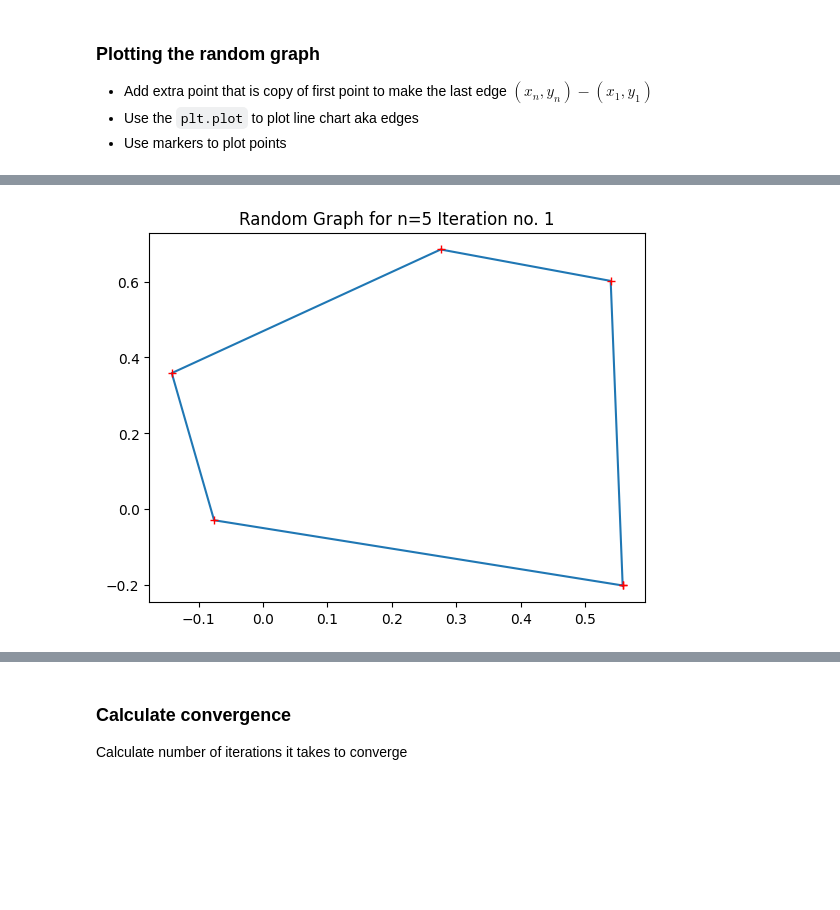
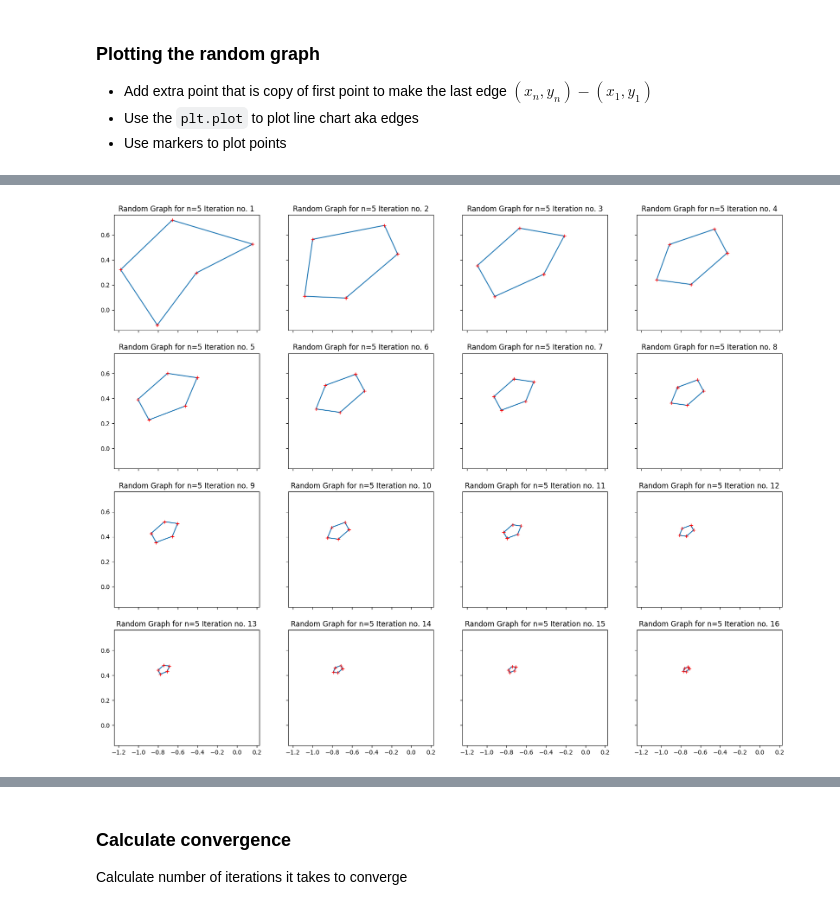
Before and after one commit to NavneetKritam/foundation-data-science-exercises, a Jupyter notebook: Best Fit Sub-Spaces/Random Graph/random_graph_plotting.ipynb, the cells around one changed output, grey strips where cells are left out. Drawn from its saved outputs; the diff is of its cells as text; code cells hidden in the pictures; blank space fills up the shorter version.

```diff
--- a/Best Fit Sub-Spaces/Random Graph/random_graph_plotting.ipynb
+++ b/Best Fit Sub-Spaces/Random Graph/random_graph_plotting.ipynb
@@ -30,6 +33,10 @@ x, y = np.concat([x, x[:1]], axis=0), np.concat([y, y[:1]], axis=0)
 # %%
-def plot_graph(X, Y, i=None):
-    plt.plot(X, Y)
-    plt.plot(X, Y, 'r+')
-    plt.title(f'Random Graph for n={n}' + f' Iteration no. {i}'if i is not None else '')
+def plot_graph(X:np.array, Y:np.array, ax:mpl.axes.Axes/, xlim: Tuple[int, int]=None, ylim:Tuple[int, int]=None, i:int=None):
+    ax.plot(X, Y)
+    ax.plot(X, Y, 'r+')
+    if(xlim is not None):
+        ax.set_xlim(xlim)
+    if(ylim is not None):
+        ax.set_ylim(ylim)
+    ax.set_title(f'Random Graph for n={n}' + f' Iteration no. {i}'if i is not None else '')
 # %%
@@ -46,3 +52,9 @@ def new_graph(xs:np.array, ys:np.array)->Tuple[np.array, np.array]:
     return np.concat([new_x, new_x[:1]], axis=0), np.concat([new_y, new_y[:1]], axis=0)
 # %%
 new_x, new_y = new_graph(x, y)
+fig, axs = plt.subplots(4, 4, sharex='all', sharey='all', figsize=(20, 16))
+axs = axs.flatten()
+for i in range(16):
+    plot_graph(new_x, new_y, axs[i], i=i+1)
+    new_x, new_y = new_graph(new_x, new_y)
+plt.show()
@@ -86,8 +68,12 @@ def new_graph_normalized(xs:np.array, ys:np.array)->Tuple[np.array, np.array]:
     new_x, new_y = (new_x / norm_x if norm_x > 0.0 else new_x), (new_y / norm_y if norm_y > 0.0 else new_y)
     return np.concat([new_x, new_x[:1]], axis=0), np.concat([new_y, new_y[:1]], axis=0)
 # %%
-new_x_norm, new_y_norm = new_graph_normalized(x, y)
-plot_graph(new_x_norm, new_y_norm, i=1)
+new_x, new_y = new_graph_normalized(x, y)
+fig, axs = plt.subplots(4, 4, sharex='all', sharey='all', figsize=(20, 16))
+axs = axs.flatten()
+for i in range(16):
+    plot_graph(new_x, new_y, axs[i], i=i+1)
+    new_x, new_y = new_graph_normalized(new_x, new_y)
 plt.show()
 # %% [output]
-[figure, old version]
+[figure, new version]
```
Also changed, not shown: parts of 31 cells of this notebook.
